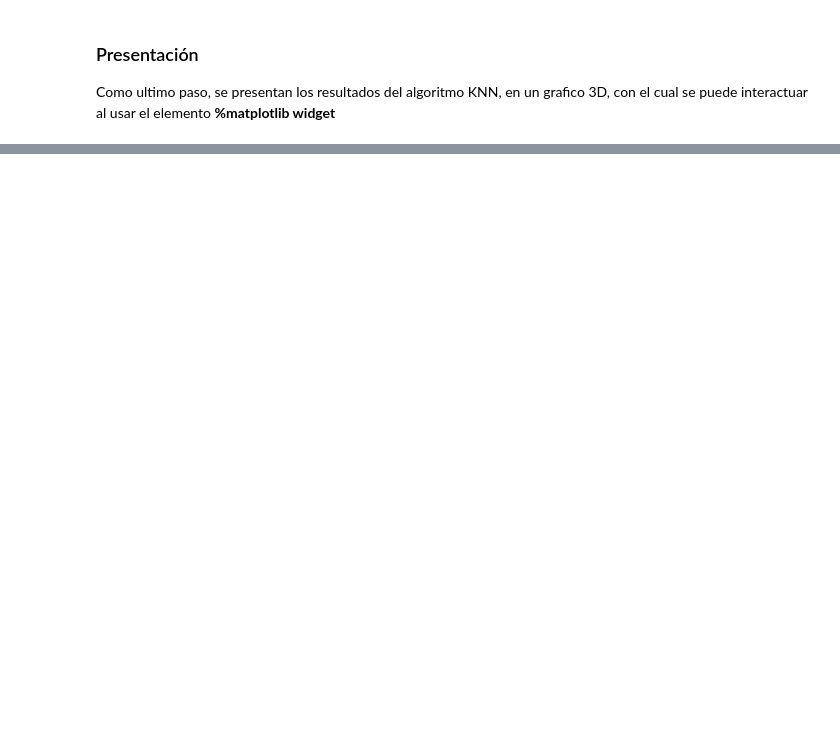
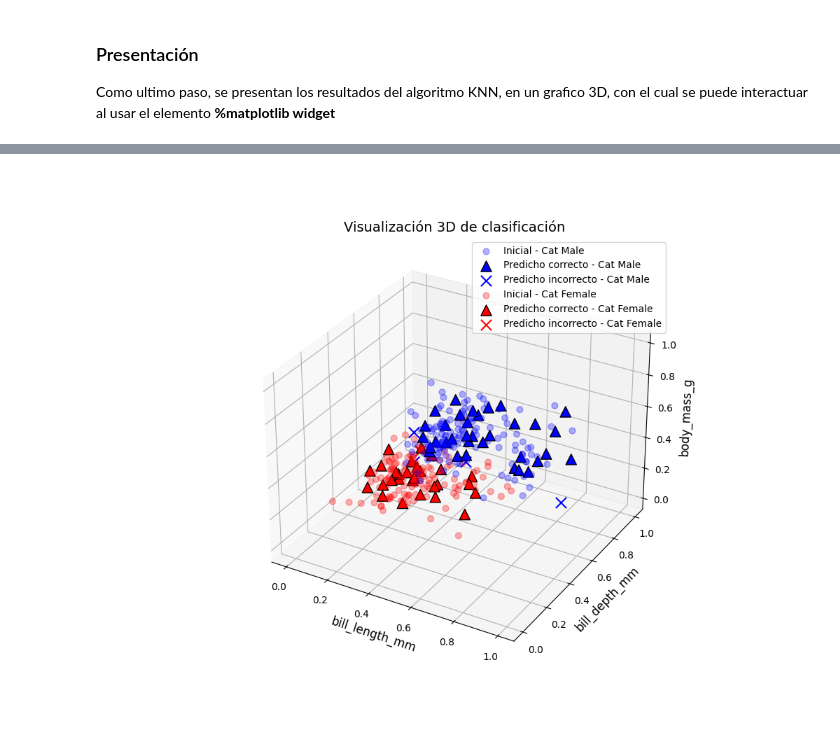
Before and after one commit to JavierTovar19/IA_minibots_T6-machine_learning, a Jupyter notebook: Codigo/P3_KNN.ipynb, the cells around one changed output, grey strips where cells are left out. Drawn from its saved outputs; the diff is of its cells as text; code cells hidden in the pictures; blank space fills up the shorter version.

```diff
--- a/Codigo/P3_KNN.ipynb
+++ b/Codigo/P3_KNN.ipynb
@@ -140,0 +101,69 @@ for cat in categorias:
+# %%
+%matplotlib widget
+import matplotlib.pyplot as plt
+
+fig = plt.figure(figsize=(10, 8))
+ax = fig.add_subplot(projection='3d')
+
+for cat in categorias:
+
+    color = colores.get(cat, 'gray')
+
+    df_orig = train[train[categoria_col] == cat]
+    df_pred = test[test['predicho'] == cat]
+
+    ax.scatter(
+        df_orig[cols_3d[0]],
+        df_orig[cols_3d[1]],
+        df_orig[cols_3d[2]],
+        color=color,
+        marker='o',
+        s=40,
+        alpha=0.3,
+        label=f'Inicial - Cat {cat}'
+    )
+
+    if not df_pred.empty:
+
+        df_pred_corr = df_pred[df_pred['predicho'] == df_pred[categoria_col]]
+        df_pred_incorr = df_pred[df_pred['predicho'] != df_pred[categoria_col]]
+
+        if not df_pred_corr.empty:
+            ax.scatter(
+                df_pred_corr[cols_3d[0]],
+                df_pred_corr[cols_3d[1]],
+                df_pred_corr[cols_3d[2]],
+                color=color,
+                marker='^',
+                s=120,
+                alpha=1.0,
+                edgecolor='black',
+                label=f'Predicho correcto - Cat {cat}'
+            )
+
+        if not df_pred_incorr.empty:
+            ax.scatter(
+                df_pred_incorr[cols_3d[0]],
+                df_pred_incorr[cols_3d[1]],
+                df_pred_incorr[cols_3d[2]],
+                color=color,
+                marker='x',
+                s=120,
+                alpha=1.0,
+                label=f'Predicho incorrecto - Cat {cat}'
+            )
+
+# 🔹 Etiquetas de ejes
+ax.set_xlabel(cols_3d[0], fontsize=12)
+ax.set_ylabel(cols_3d[1], fontsize=12)
+ax.set_zlabel(cols_3d[2], fontsize=12)
+
+# 🔹 Título
+ax.set_title("Visualización 3D de clasificación", fontsize=14)
+
+# 🔹 Leyenda
+ax.legend()
+
+plt.show()
+# %% [output]
+[figure, added]
```
Also changed, not shown: parts of 7 cells of this notebook, 12 other files.
